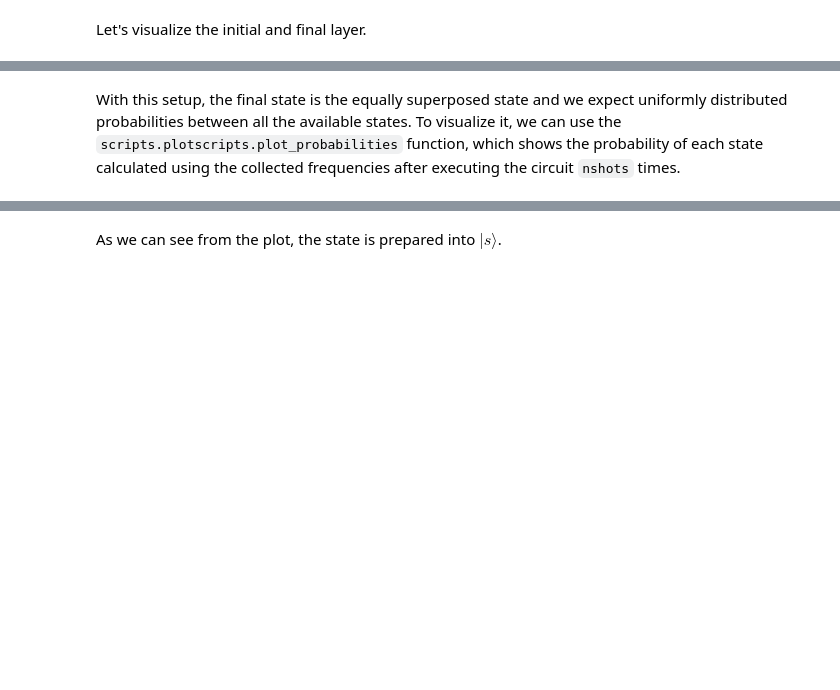
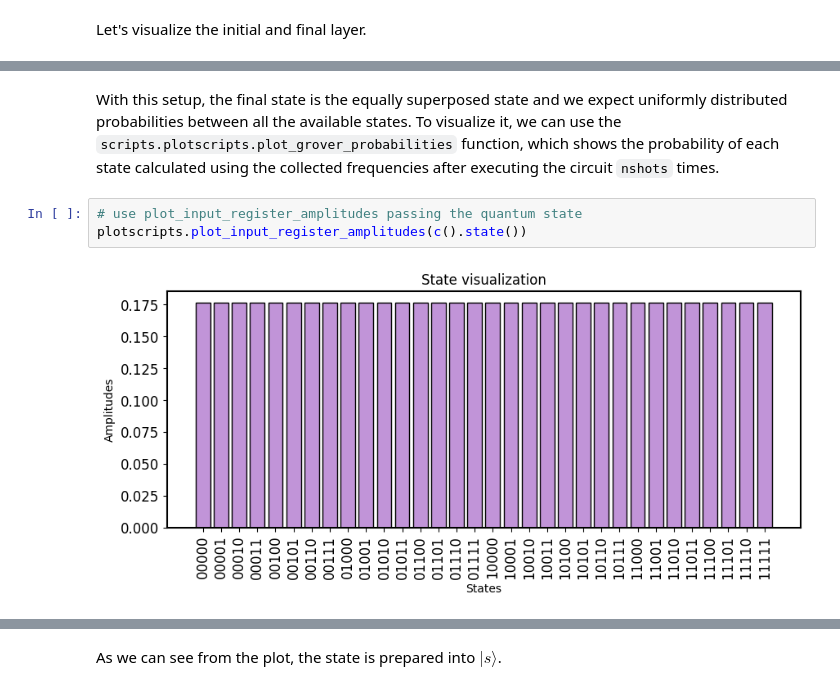
Before and after one commit to qiboteam/qiboedu, a Jupyter notebook: notebooks/Lecture4.ipynb, the cells around one changed output, grey strips where cells are left out. Saved outputs shown, nothing was run; the diff lists cells and outputs as text; blank space fills up the shorter version.

```diff
--- a/notebooks/Lecture4.ipynb
+++ b/notebooks/Lecture4.ipynb
@@ -138,5 +161,10 @@ q4: ─H───M─
 q5: ─X─H───
 # %% [markdown]
 With this setup, the final state is the equally superposed state and we expect uniformly distributed probabilities between all the available states.
-To visualize it, we can use the `scripts.plotscripts.plot_probabilities` function, which shows the probability of each state calculated using the collected frequencies after executing the circuit `nshots` times.
+To visualize it, we can use the `scripts.plotscripts.plot_grover_probabilities` function, which shows the probability of each state calculated using the collected frequencies after executing the circuit `nshots` times.
+# %%
+# use plot_input_register_amplitudes passing the quantum state
+plotscripts.plot_input_register_amplitudes(c().state())
+# %% [output]
+[figure, added]
 # %%
```
Also changed, not shown: parts of 41 cells of this notebook, 10 other files.
